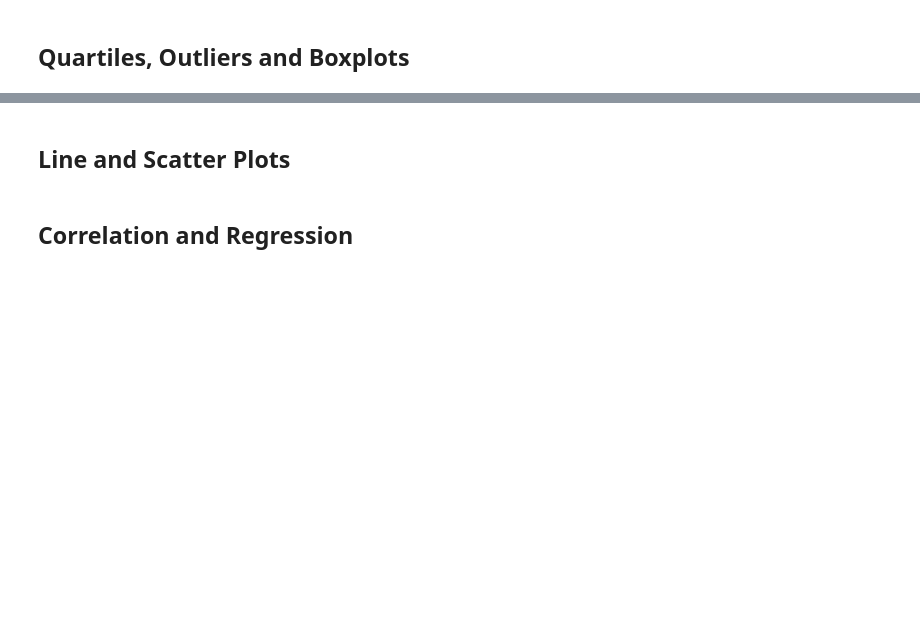
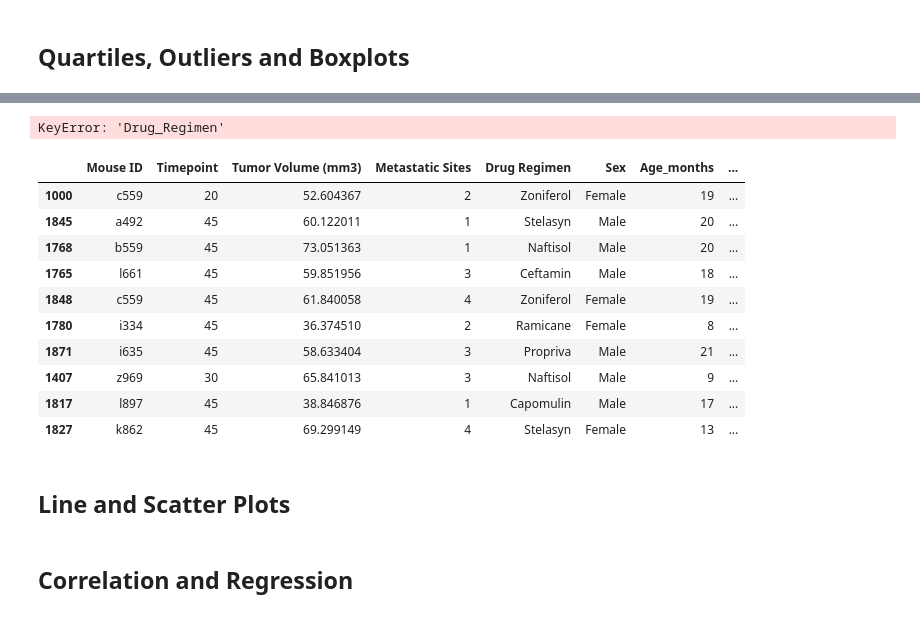
Before and after one commit to mugsiemx/matplotlib-challenge, a Jupyter notebook: Pymaceuticals/pymaceuticals.ipynb, the cells around one changed output, grey strips where cells are left out. Drawn from its saved outputs; the diff is of its cells as text; code cells hidden in the pictures; blank space fills up the shorter version.

```diff
--- a/Pymaceuticals/pymaceuticals.ipynb
+++ b/Pymaceuticals/pymaceuticals.ipynb
@@ -253,0 +328,22 @@ tumor_volume_final =
+# %%
+merged_mouse_study = pd.DataFrame(mouse_study_clean.loc[mouse_study_clean['Drug_Regimen'] == 'Capomulin'])
+merged_mouse_study
+# %% [output]
+KeyError: 'Drug_Regimen'
+# %%
+#testing another way to do this
+tumor_vol_max = mouse_study_clean.loc[mouse_study_clean.reset_index().groupby(['Drug Regimen'])['Tumor Volume (mm3)'].idxmax()]
+#tumor_vol_max.rename(columns={'Tumor Volume (mm3)_x': 'Tumor Vol Max (mm3)'}, inplace=False)
+tumor_vol_max
+# %% [output]
+|  | Mouse ID | Timepoint | Tumor Volume (mm3) | Metastatic Sites | Drug Regimen | Sex | Age_months | ... |
+| 1000 | c559 | 20 | 52.604367 | 2 | Zoniferol | Female | 19 | ... |
+| 1845 | a492 | 45 | 60.122011 | 1 | Stelasyn | Male | 20 | ... |
+| 1768 | b559 | 45 | 73.051363 | 1 | Naftisol | Male | 20 | ... |
+| 1765 | l661 | 45 | 59.851956 | 3 | Ceftamin | Male | 18 | ... |
+| 1848 | c559 | 45 | 61.840058 | 4 | Zoniferol | Female | 19 | ... |
+| 1780 | i334 | 45 | 36.374510 | 2 | Ramicane | Female | 8 | ... |
+| 1871 | i635 | 45 | 58.633404 | 3 | Propriva | Male | 21 | ... |
+| 1407 | z969 | 30 | 65.841013 | 3 | Naftisol | Male | 9 | ... |
+| 1817 | l897 | 45 | 38.846876 | 1 | Capomulin | Male | 17 | ... |
+| 1827 | k862 | 45 | 69.299149 | 4 | Stelasyn | Female | 13 | ... |
```
Also changed, not shown: parts of 12 cells of this notebook.
